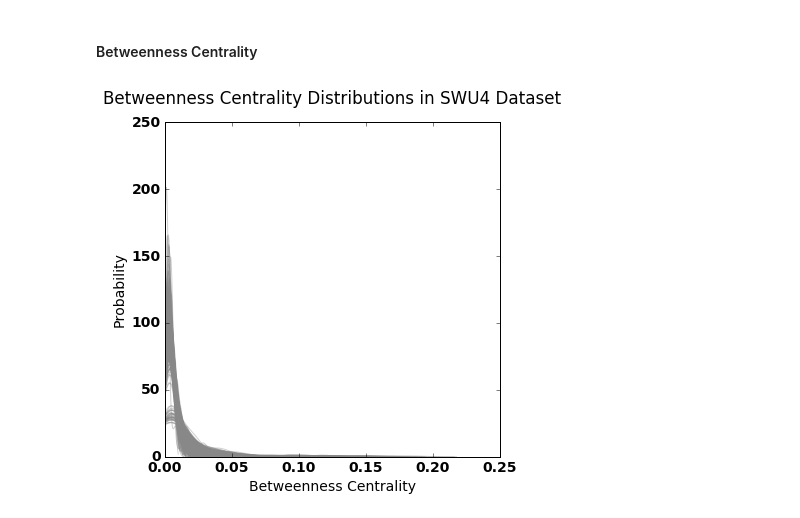
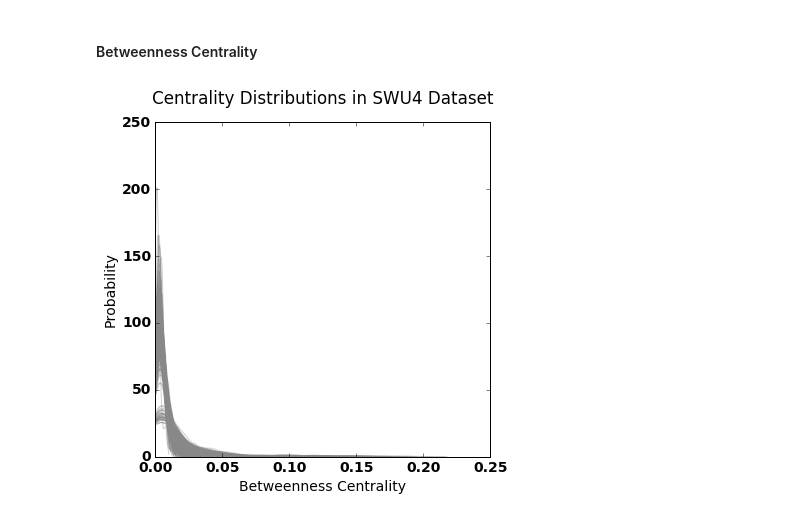
Before and after one commit to Upward-Spiral-Science/TA, a Jupyter notebook: code/extended_exploratory-on-new-datasets.ipynb, the cells around one changed output. Drawn from its saved outputs; the diff is of its cells as text; code cells hidden in the pictures.

```diff
--- a/code/extended_exploratory-on-new-datasets.ipynb
+++ b/code/extended_exploratory-on-new-datasets.ipynb
@@ -388,14 +392,14 @@ centrality = collections.OrderedDict((key, nx.algorithms.betweenness_centrality(
 # %%
 fig = plt.figure(figsize=(6,6))
 plt.hold(True)
 for key in centrality.keys():
     dens = gaussian_kde(centrality[key])
     x = np.linspace(0, 1.2*np.max(centrality[key]), 1000)
     plt.plot(x, dens.pdf(x), color='#888888', alpha=0.4)
-plt.title('Betweenness Centrality Distributions in SWU4 Dataset', y = 1.04)
+plt.title('Centrality Distributions in SWU4 Dataset', y = 1.04)
 plt.ylabel('Probability')
 plt.xlabel('Betweenness Centrality')
 plt.savefig('../figs/distribs/SWU4-centrality.png')
 plt.show()
 # %% [output]
-[figure, old version]
+[figure, new version]
```
Also changed, not shown: parts of 3 cells of this notebook, 4 other files.
